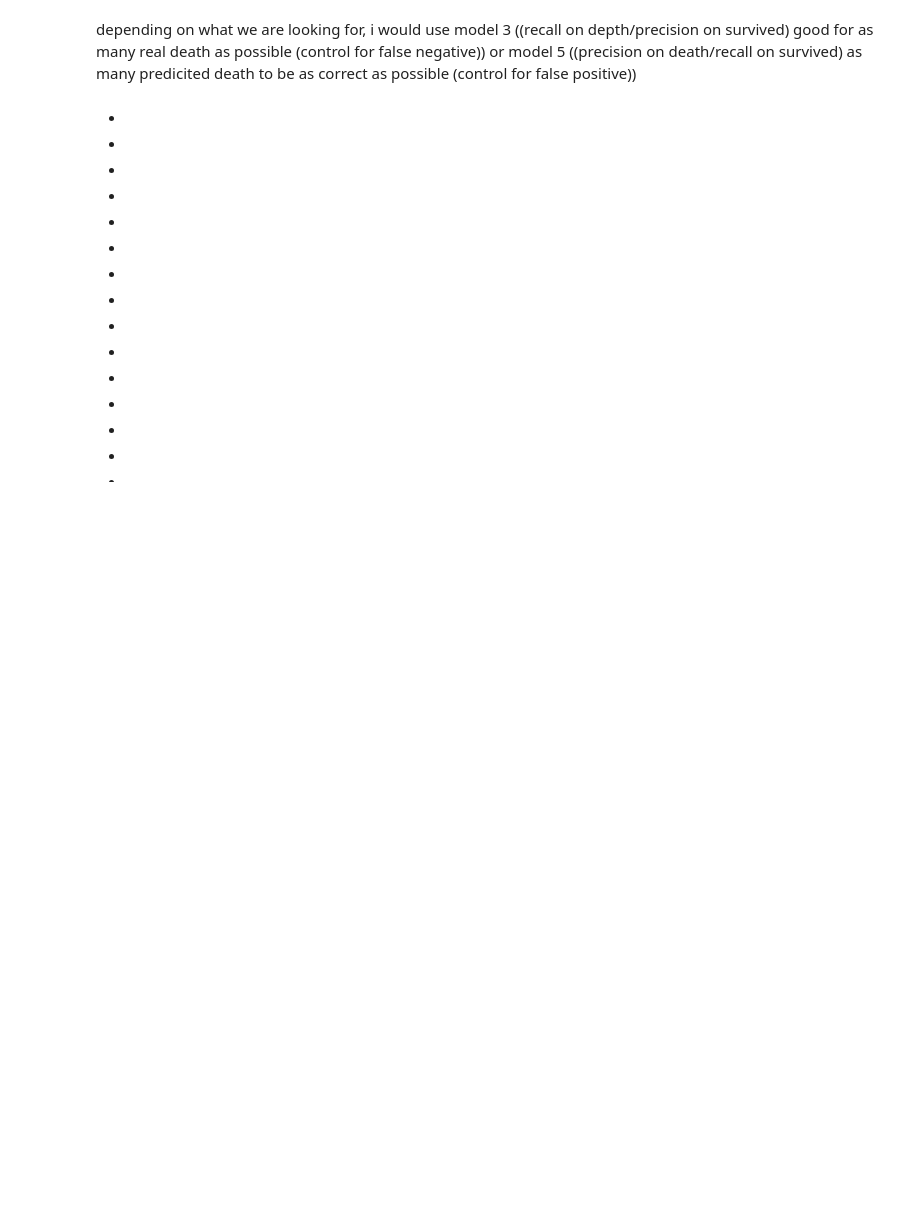
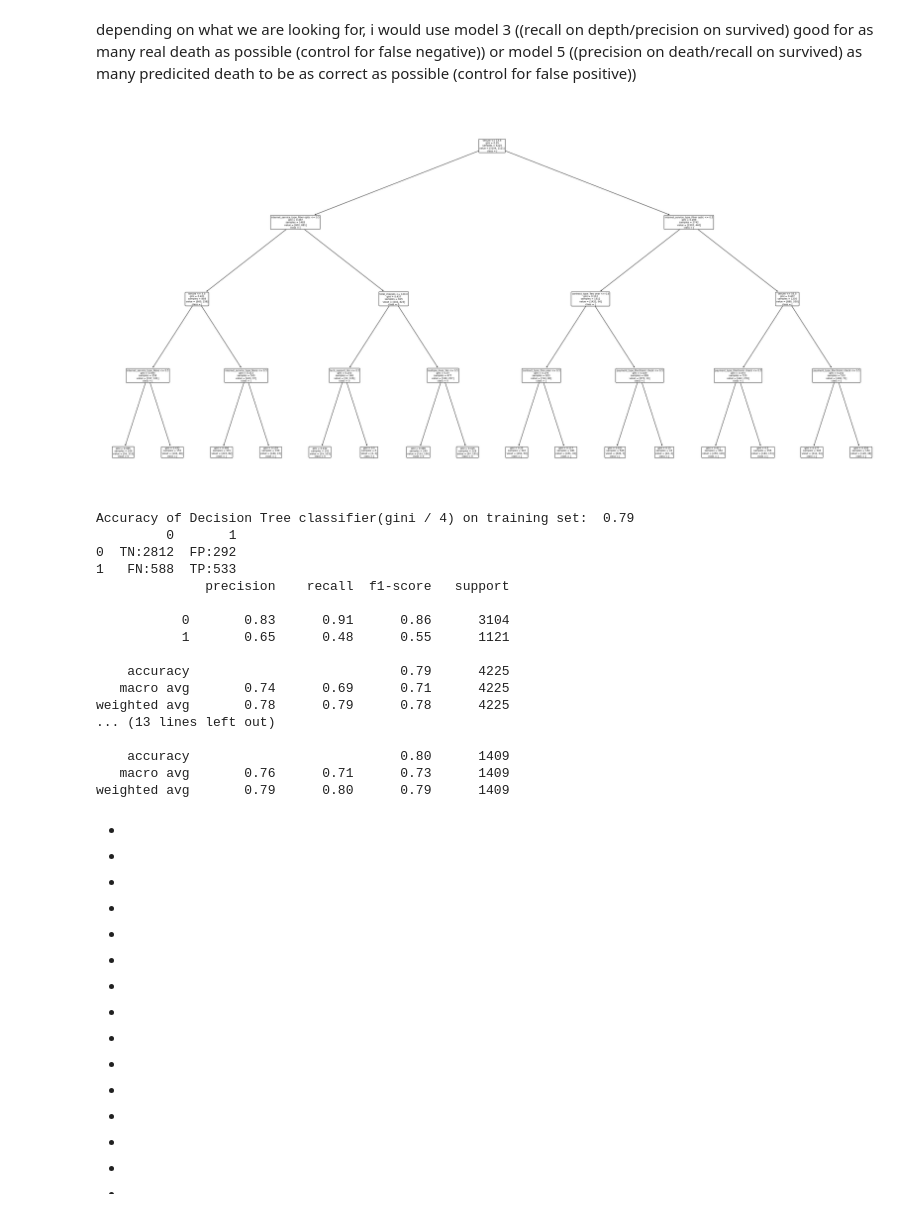
Before and after one commit to geary-shenck/classification-exercises, a Jupyter notebook: model.ipynb, the cells around one changed output. Saved outputs shown, nothing was run; the diff lists cells and outputs as text; code cells hidden in the pictures; blank space fills up the shorter version.

```diff
--- a/model.ipynb
+++ b/model.ipynb
@@ -43,8 +55,6 @@ def give_it_a_go(X_train,y_train,X_validate,y_validate,depth):
       i was putting in multiple depths and running a lot
       of the same information, this does that so i can play with depth
       '''
-      X_train = train_df.drop(columns = [prediction_col])
-      y_train = train_df[prediction_col]
 
       clf = DecisionTreeClassifier(max_depth= depth,random_state= 123, criterion="gini")
       clf = clf.fit(X_train,y_train)
@@ -461,13 +446,13 @@ telco_df.total_charges.replace({" ":0,"":0},inplace=True)
 telco_df.total_charges = telco_df.total_charges.astype(float)
 prediction_col = "churn_encoded"
 
-train_df,test_df,validate_df = prepare.split_function(telco_df,prediction_col)
+train_telco_df,test_telco_df,validate_telco_df = prepare.split_function(telco_df,prediction_col)
 
-baseline_predict = train_df[prediction_col].mode()[0]
-(train_df[prediction_col] == baseline_predict).mean()
+baseline_predict = train_telco_df[prediction_col].mode()[0]
+(train_telco_df[prediction_col] == baseline_predict).mean()
 
 print(f"{baseline_predict} <--- mode of survived in training data / baseline prediction")
-print(f"{(train_df[prediction_col] == baseline_predict).mean() * 100 :.2f}% <--- accuracy of baseline prediciton in training data")
+print(f"{(train_telco_df[prediction_col] == baseline_predict).mean() * 100 :.2f}% <--- accuracy of baseline prediciton in training data")
 # %% [output]
 prepared df shape: (7043, 31)
 train shape: (4225, 31)
@@ -498,11 +482,11 @@ memory usage: 449.7 KB
 # %%
-X_train = train_df.drop(columns = [prediction_col])
-y_train = train_df[prediction_col]
+X_telco_train = train_telco_df.drop(columns = [prediction_col])
+y_telco_train = train_telco_df[prediction_col]
 
-X_validate = validate_df.drop(columns = [prediction_col])
-y_validate = validate_df[prediction_col]
+X_telco_validate = validate_telco_df.drop(columns = [prediction_col])
+y_telco_validate = validate_telco_df[prediction_col]
 
-X_test = test_df.drop(columns = [prediction_col])
-y_test = test_df[prediction_col]
+X_telco_test = test_telco_df.drop(columns = [prediction_col])
+y_telco_test = test_telco_df[prediction_col]
 # %%
 clf_gini0 = DecisionTreeClassifier(random_state= 123, criterion="gini")
@@ -744,3 +726,24 @@ give_it_a_go(X_train,y_train,X_validate,y_validate,4)
+# %%
+give_it_a_go(X_telco_train,y_telco_train,X_telco_validate,y_telco_validate,4)
+# %% [output]
+[figure, added]
+Accuracy of Decision Tree classifier(gini / 4) on training set:  0.79
+         0       1
+0  TN:2812  FP:292
+1   FN:588  TP:533
+              precision    recall  f1-score   support
+
+           0       0.83      0.91      0.86      3104
+           1       0.65      0.48      0.55      1121
+
+    accuracy                           0.79      4225
+   macro avg       0.74      0.69      0.71      4225
+weighted avg       0.78      0.79      0.78      4225
+... (13 lines left out)
+
+    accuracy                           0.80      1409
+   macro avg       0.76      0.71      0.73      1409
+weighted avg       0.79      0.80      0.79      1409
 # %% [markdown]
 -
 -
```
Also changed, not shown: parts of 45 cells of this notebook.
